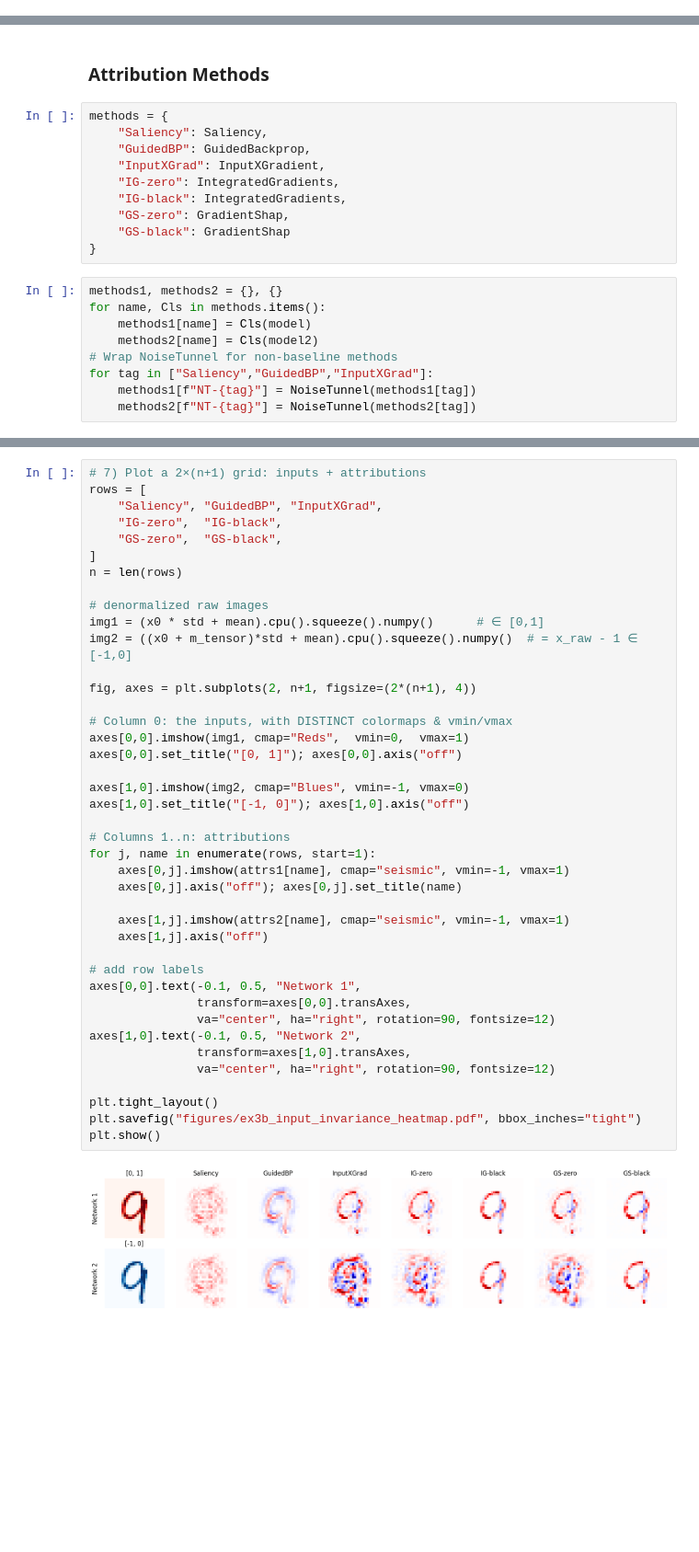
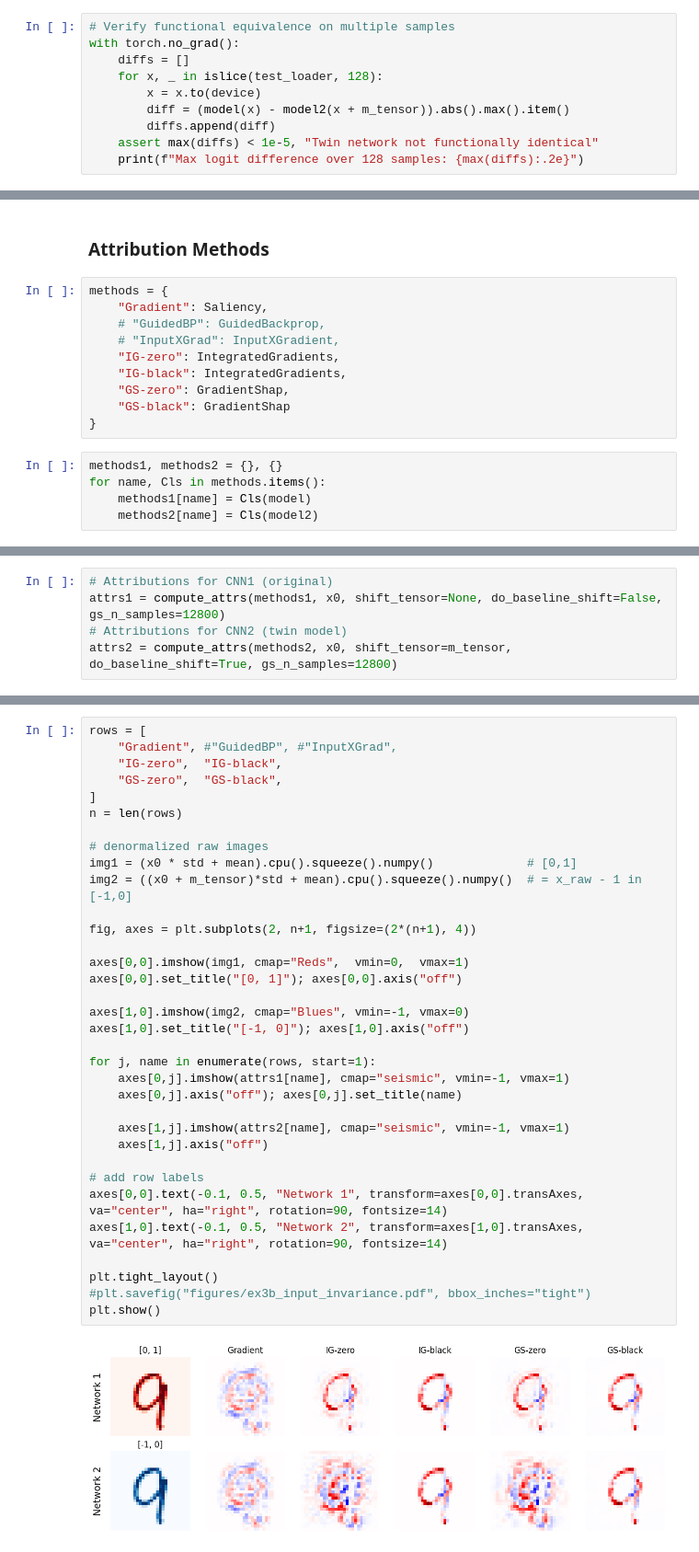
Before and after one commit to simon-smida/DP-Explainable-AI, a Jupyter notebook: experiments/ex3/ex3b_input_invariance.ipynb, the cells around one changed output, grey strips where cells are left out. Shown at 92% size. Saved outputs shown, nothing was run; the diff lists cells and outputs as text; blank space fills up the shorter version.

```diff
--- a/experiments/ex3/ex3b_input_invariance.ipynb
+++ b/experiments/ex3/ex3b_input_invariance.ipynb
@@ -107,3 +112,13 @@ with torch.no_grad():
 print(f"Max logit difference: {diff:.2e}")
 # %% [output]
 Max logit difference: 1.43e-06
+# %%
+# Verify functional equivalence on multiple samples
+with torch.no_grad():
+    diffs = []
+    for x, _ in islice(test_loader, 128):
+        x = x.to(device)
+        diff = (model(x) - model2(x + m_tensor)).abs().max().item()
+        diffs.append(diff)
+    assert max(diffs) < 1e-5, "Twin network not functionally identical"
+    print(f"Max logit difference over 128 samples: {max(diffs):.2e}")
@@ -111,9 +128,9 @@ Max logit difference: 1.43e-06
 ### Attribution Methods
 # %%
 methods = {
-    "Saliency": Saliency,
-    "GuidedBP": GuidedBackprop,
-    "InputXGrad": InputXGradient,
+    "Gradient": Saliency,
+    # "GuidedBP": GuidedBackprop,
+    # "InputXGrad": InputXGradient,
     "IG-zero": IntegratedGradients,
     "IG-black": IntegratedGradients,
     "GS-zero": GradientShap,
@@ -124,7 +141,3 @@ methods1, methods2 = {}, {}
 for name, Cls in methods.items():
     methods1[name] = Cls(model)
     methods2[name] = Cls(model2)
-# Wrap NoiseTunnel for non-baseline methods
-for tag in ["Saliency","GuidedBP","InputXGrad"]:
-    methods1[f"NT-{tag}"] = NoiseTunnel(methods1[tag])
-    methods2[f"NT-{tag}"] = NoiseTunnel(methods2[tag])
@@ -161,0 +177,5 @@ attrs2 = compute_attrs(methods2, x0, shift=True)
+# %%
+# Attributions for CNN1 (original)
+attrs1 = compute_attrs(methods1, x0, shift_tensor=None, do_baseline_shift=False, gs_n_samples=12800)
+# Attributions for CNN2 (twin model)
+attrs2 = compute_attrs(methods2, x0, shift_tensor=m_tensor, do_baseline_shift=True, gs_n_samples=12800)
@@ -162,43 +184,36 @@ attrs2 = compute_attrs(methods2, x0, shift=True)
 # %%
-# 7) Plot a 2×(n+1) grid: inputs + attributions
 rows = [
-    "Saliency", "GuidedBP", "InputXGrad",
+    "Gradient", #"GuidedBP", #"InputXGrad",
     "IG-zero",  "IG-black",
     "GS-zero",  "GS-black",
 ]
 n = len(rows)
 
 # denormalized raw images
-img1 = (x0 * std + mean).cpu().squeeze().numpy()      # ∈ [0,1]
-img2 = ((x0 + m_tensor)*std + mean).cpu().squeeze().numpy()  # = x_raw - 1 ∈ [-1,0]
+img1 = (x0 * std + mean).cpu().squeeze().numpy()             # [0,1]
+img2 = ((x0 + m_tensor)*std + mean).cpu().squeeze().numpy()  # = x_raw - 1 in [-1,0]
 
 fig, axes = plt.subplots(2, n+1, figsize=(2*(n+1), 4))
 
-# Column 0: the inputs, with DISTINCT colormaps & vmin/vmax
 axes[0,0].imshow(img1, cmap="Reds",  vmin=0,  vmax=1)
 axes[0,0].set_title("[0, 1]"); axes[0,0].axis("off")
 
 axes[1,0].imshow(img2, cmap="Blues", vmin=-1, vmax=0)
 axes[1,0].set_title("[-1, 0]"); axes[1,0].axis("off")
 
-# Columns 1..n: attributions
 for j, name in enumerate(rows, start=1):
     axes[0,j].imshow(attrs1[name], cmap="seismic", vmin=-1, vmax=1)
     axes[0,j].axis("off"); axes[0,j].set_title(name)
 
     axes[1,j].imshow(attrs2[name], cmap="seismic", vmin=-1, vmax=1)
     axes[1,j].axis("off")
 
 # add row labels
-axes[0,0].text(-0.1, 0.5, "Network 1",
-               transform=axes[0,0].transAxes,
-               va="center", ha="right", rotation=90, fontsize=12)
-axes[1,0].text(-0.1, 0.5, "Network 2",
-               transform=axes[1,0].transAxes,
-               va="center", ha="right", rotation=90, fontsize=12)
+axes[0,0].text(-0.1, 0.5, "Network 1", transform=axes[0,0].transAxes, va="center", ha="right", rotation=90, fontsize=14)
+axes[1,0].text(-0.1, 0.5, "Network 2", transform=axes[1,0].transAxes, va="center", ha="right", rotation=90, fontsize=14)
 
 plt.tight_layout()
-plt.savefig("figures/ex3b_input_invariance_heatmap.pdf", bbox_inches="tight")
+#plt.savefig("figures/ex3b_input_invariance.pdf", bbox_inches="tight")
 plt.show()
 # %% [output]
-[figure, old version]
+[figure, new version]
```
Also changed, not shown: parts of 32 cells of this notebook.
